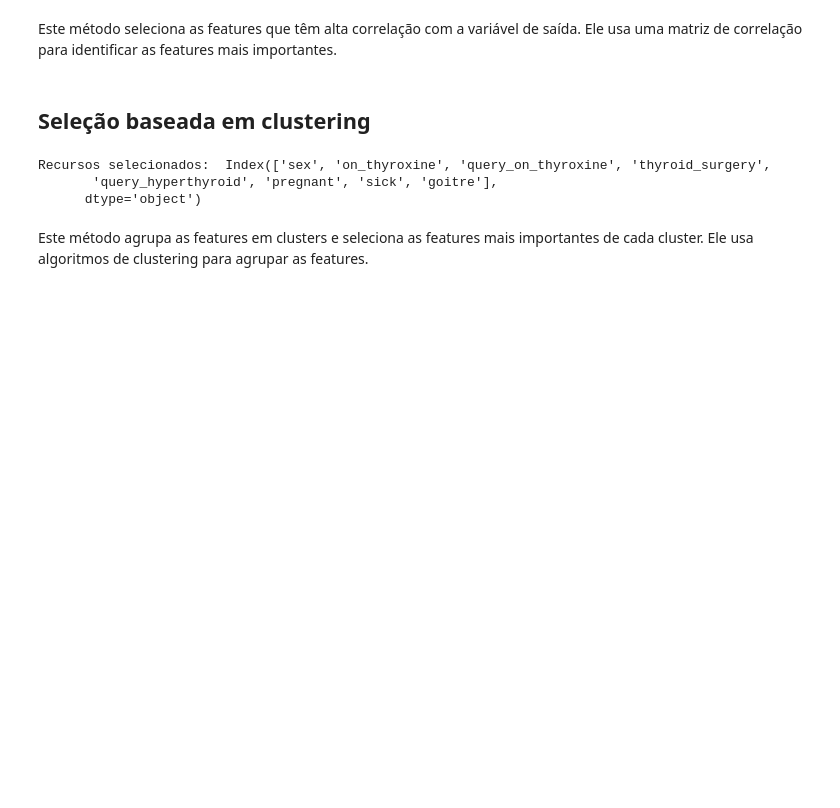
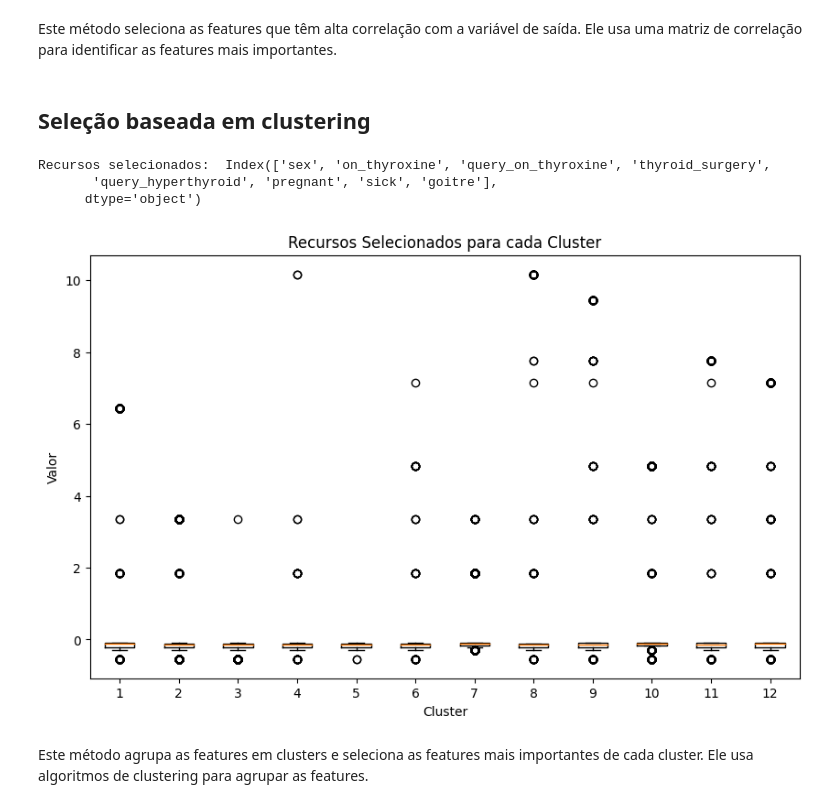
Before and after one commit to cilab-ufersa/euthyroid_sick_syndrome, a Jupyter notebook: euthyroid_sick_syndrome/CBIC23.ipynb, the cells around one changed output. Drawn from its saved outputs; the diff is of its cells as text; code cells hidden in the pictures; blank space fills up the shorter version.

Commit message:
cluster boxplot

```diff
--- a/euthyroid_sick_syndrome/CBIC23.ipynb
+++ b/euthyroid_sick_syndrome/CBIC23.ipynb
@@ -157,21 +157,36 @@ Este método seleciona as features que têm alta correlação com a variável de
 # %%
 # Criando clusters usando KMeans
 kmeans = KMeans(n_clusters = 12, random_state = 42)
 kmeans.fit(input_train)
 
 # Selecionando recursos importantes usando LassoCV
 # Selecionando 8 features com o parametro max_features=8
 lasso = LassoCV(cv=5)
 selection = SelectFromModel(estimator=lasso, threshold=-np.inf, max_features = 8)
 selection.fit(input_train, kmeans.labels_)
-selected_features = selection.get_support(indices=True)
+selected_features_clustering = selection.get_support(indices=True)
 
 # Imprimindo os recursos selecionados
-print("Recursos selecionados: ", dataset.columns[selected_features])
+print("Recursos selecionados: ", dataset.columns[selected_features_clustering])
+
+cluster_data = []
+for cluster_label in range(12):
+    cluster_indices = np.where(kmeans.labels_ == cluster_label)[0]
+    cluster_features = input_train[cluster_indices][:, selected_features_clustering]
+    cluster_data.append(cluster_features.flatten())  # Ajuste da dimensão dos dados
+
+# Plotagem dos boxplots para cada cluster
+plt.figure(figsize=(10, 6))
+plt.boxplot(cluster_data, labels=np.arange(12)+1)
+plt.xlabel('Cluster')
+plt.ylabel('Valor')
+plt.title('Recursos Selecionados para cada Cluster')
+plt.savefig('clusterpng', dpi=300, bbox_inches='tight')
 # %% [output]
 Recursos selecionados:  Index(['sex', 'on_thyroxine', 'query_on_thyroxine', 'thyroid_surgery',
        'query_hyperthyroid', 'pregnant', 'sick', 'goitre'],
       dtype='object')
+[figure, added]
 # %% [markdown]
 Este método agrupa as features em clusters e seleciona as features mais importantes de cada cluster. Ele usa algoritmos de clustering para agrupar as features.
 # %% [markdown]
```
Also changed, not shown: parts of 1 cell of this notebook, 2 other files.
